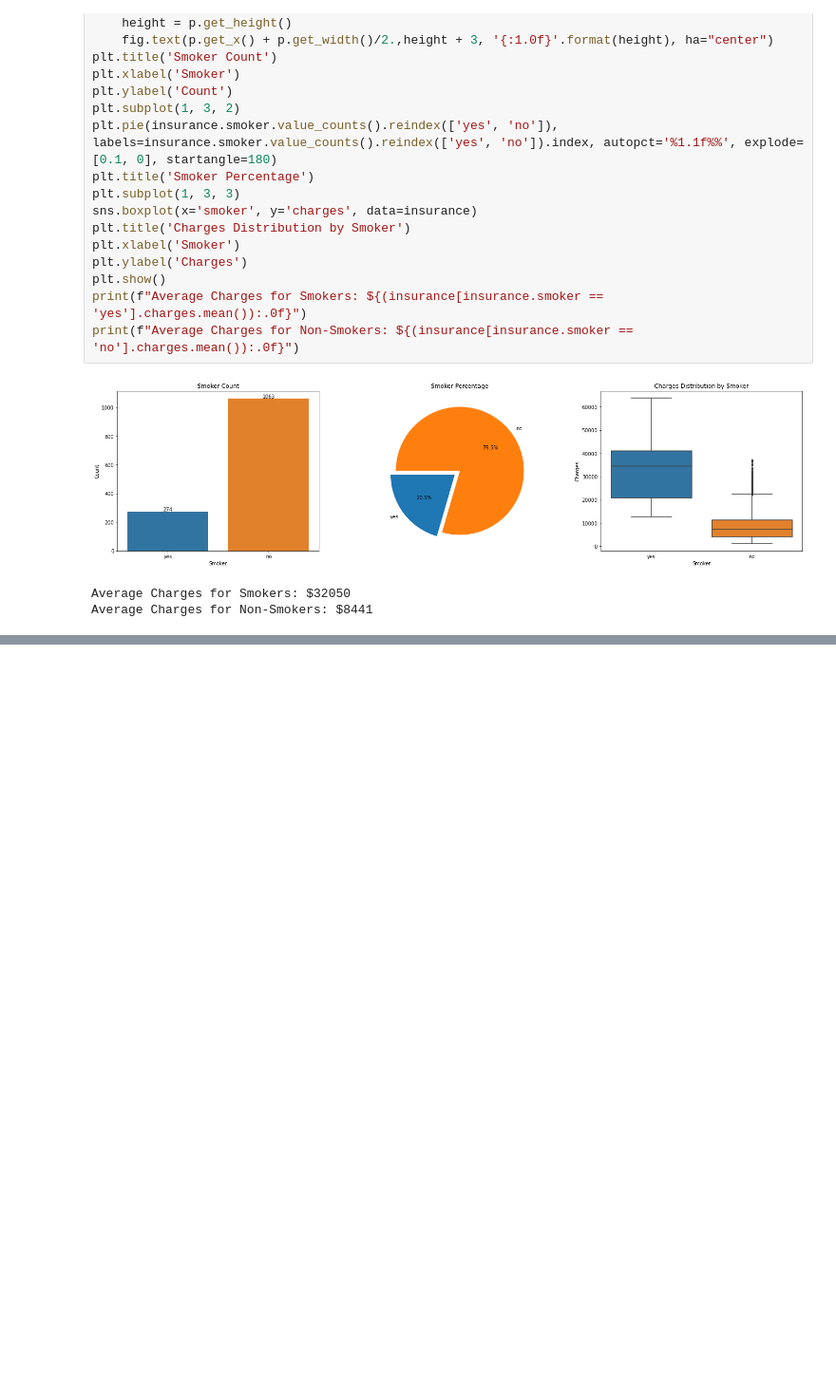
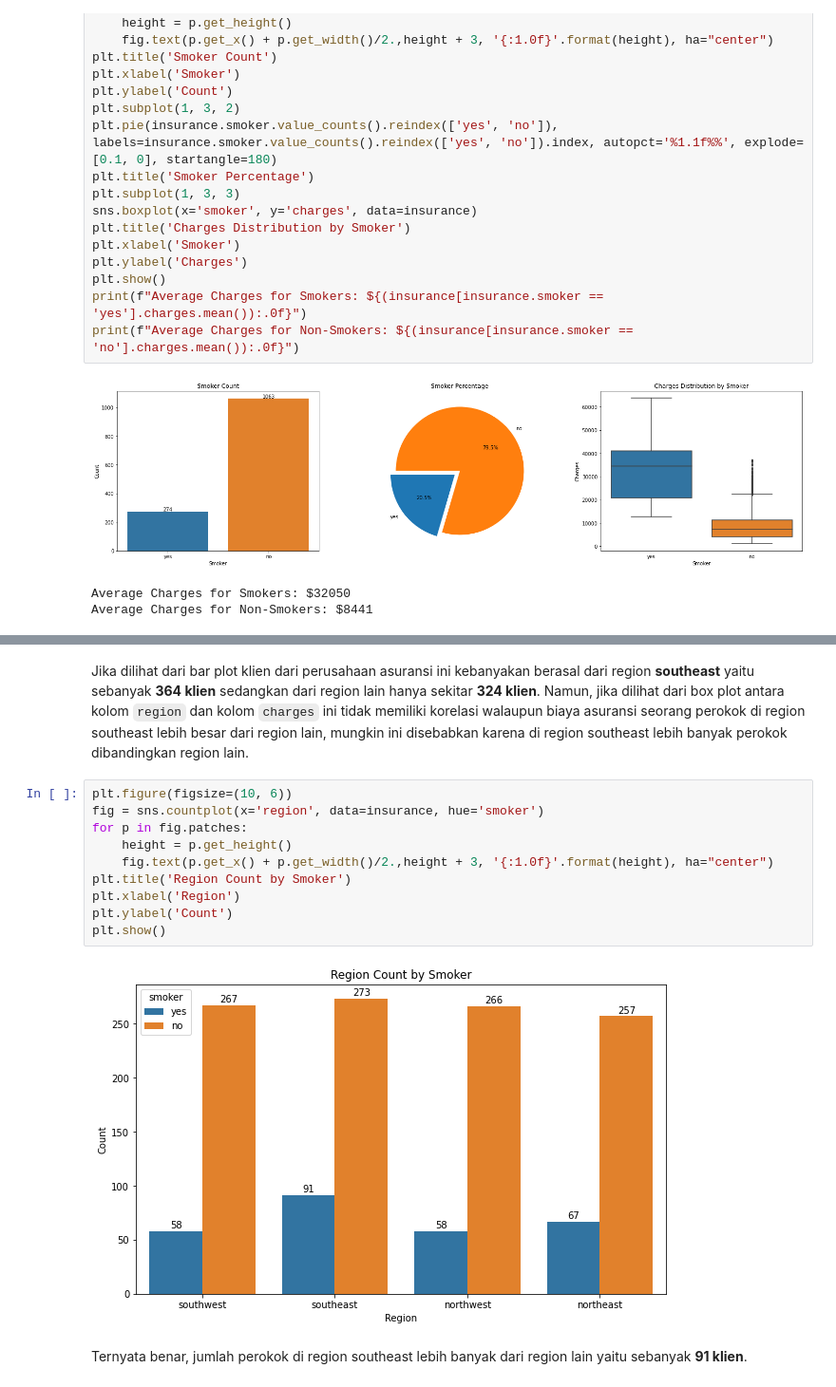
Before and after one commit to Penzragon/h8dsft_P1Milestone2, a Jupyter notebook: script.ipynb, the cells around one changed output, grey strips where cells are left out. Shown at 95% size. Saved outputs shown, nothing was run; the diff lists cells and outputs as text; blank space fills up the shorter version.

```diff
--- a/script.ipynb
+++ b/script.ipynb
@@ -323,0 +344,16 @@ Jumlah perokok adalah 274 klien atau hanya sekitar 20% saja dari seluruh klien a
+# %% [markdown]
+Jika dilihat dari bar plot klien dari perusahaan asuransi ini kebanyakan berasal dari region **southeast** yaitu sebanyak **364 klien** sedangkan dari region lain hanya sekitar **324 klien**. Namun, jika dilihat dari box plot antara kolom `region` dan kolom `charges` ini tidak memiliki korelasi walaupun biaya asuransi seorang perokok di region southeast lebih besar dari region lain, mungkin ini disebabkan karena di region southeast lebih banyak perokok dibandingkan region lain.
+# %%
+plt.figure(figsize=(10, 6))
+fig = sns.countplot(x='region', data=insurance, hue='smoker')
+for p in fig.patches:
+    height = p.get_height()
+    fig.text(p.get_x() + p.get_width()/2.,height + 3, '{:1.0f}'.format(height), ha="center")
+plt.title('Region Count by Smoker')
+plt.xlabel('Region')
+plt.ylabel('Count')
+plt.show()
+# %% [output]
+[figure, added]
+# %% [markdown]
+Ternyata benar, jumlah perokok di region southeast lebih banyak dari region lain yaitu sebanyak **91 klien**.
```
Also changed, not shown: parts of 3 cells of this notebook.
